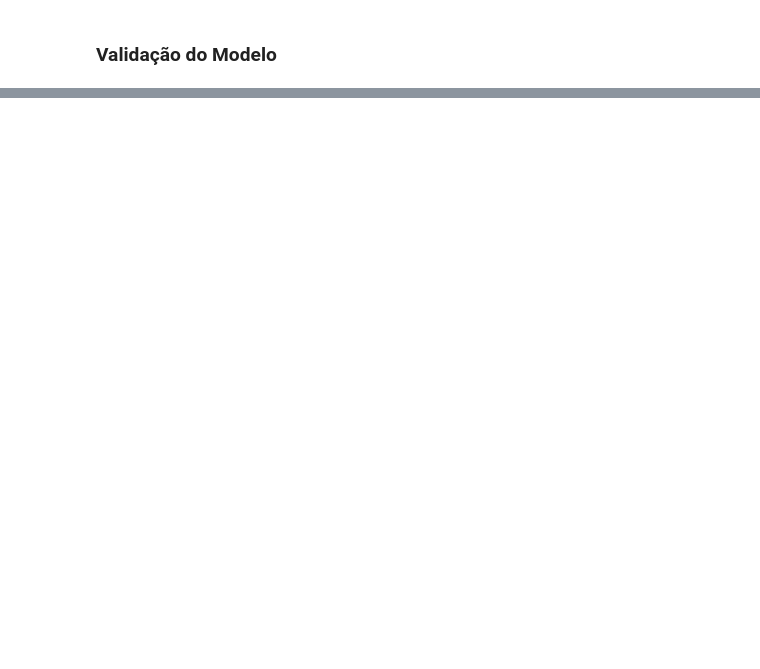
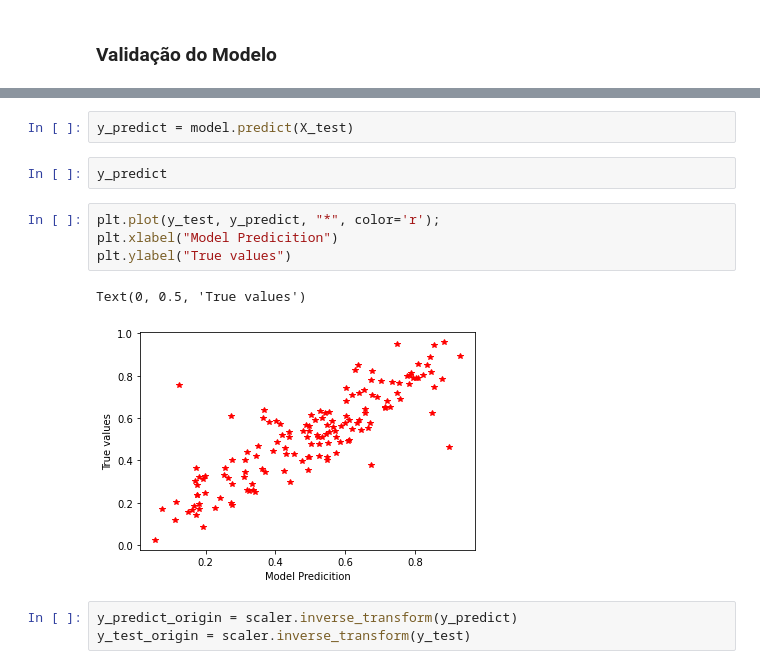
Before and after one commit to rafachoks/data-study, a Jupyter notebook: Deep_Learning_TensorFlow.ipynb, the cells around one changed output, grey strips where cells are left out. Drawn from its saved outputs; the diff is of its cells as text; blank space fills up the shorter version.

```diff
--- a/Deep_Learning_TensorFlow.ipynb
+++ b/Deep_Learning_TensorFlow.ipynb
@@ -719,0 +734,14 @@ Epoch 25/25
+# %%
+y_predict = model.predict(X_test)
+# %%
+y_predict
+# %%
+plt.plot(y_test, y_predict, "*", color='r');
+plt.xlabel("Model Predicition")
+plt.ylabel("True values")
+# %% [output]
+Text(0, 0.5, 'True values')
+[figure, added]
+# %%
+y_predict_origin = scaler.inverse_transform(y_predict)
+y_test_origin = scaler.inverse_transform(y_test)
```
Also changed, not shown: parts of 8 cells of this notebook.
